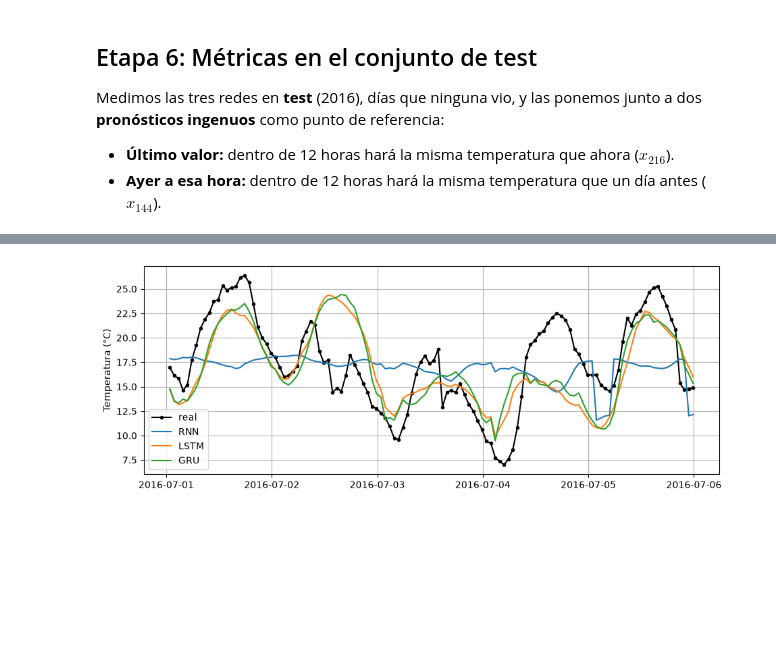
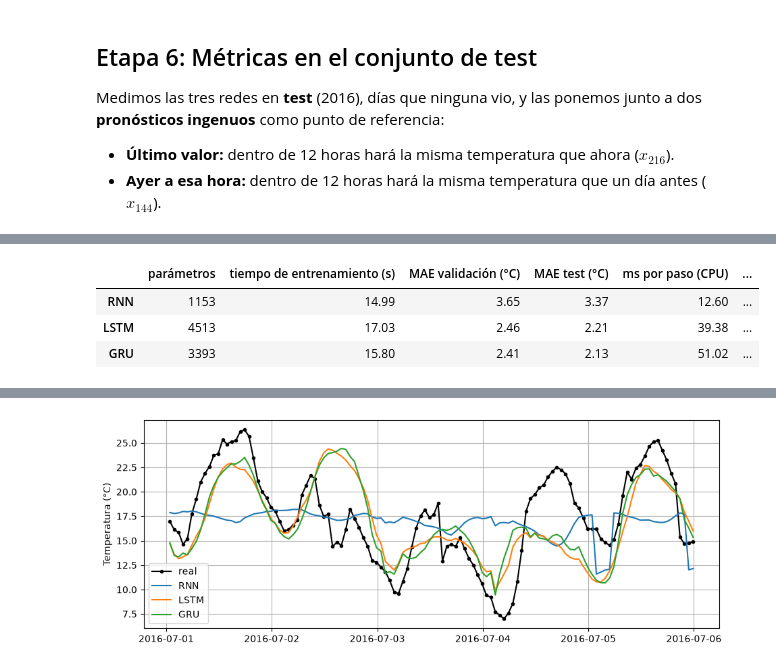
Before and after one commit to omarcastano/deeplearning-javeriana-site, a Jupyter notebook: modulo_2/unidad_2/3_experiencia/nueva/3_Script1b_M2_U2_lstm_gru_pytorch.ipynb, the cells around one changed output, grey strips where cells are left out. Cells and saved outputs as stored; diff of their text form; code cells hidden in the pictures; blank space fills up the shorter version.

```diff
--- a/modulo_2/unidad_2/3_experiencia/nueva/3_Script1b_M2_U2_lstm_gru_pytorch.ipynb
+++ b/modulo_2/unidad_2/3_experiencia/nueva/3_Script1b_M2_U2_lstm_gru_pytorch.ipynb
@@ -370,0 +379,35 @@ plt.show()
+# %%
+def time_per_step(cell, dev, n_steps=20):
+    # Milisegundos que tarda un paso de entrenamiento de la red con un minibatch
+    net = NETS[cell]().to(dev)
+    optimizer = torch.optim.Adam(net.parameters())
+    X, y = next(iter(train_loader))
+    X, y = X.to(dev), y.to(dev)
+
+    def step():
+        loss = nn.functional.huber_loss(net(X), y)
+        optimizer.zero_grad()
+        loss.backward()
+        optimizer.step()
+
+    for _ in range(3):  # calentamiento: los primeros pasos son más lentos
+        step()
+    if dev == "cuda":
+        torch.cuda.synchronize()  # la GPU trabaja en paralelo: esperamos a que termine
+    start = time.perf_counter()
+    for _ in range(n_steps):
+        step()
+    if dev == "cuda":
+        torch.cuda.synchronize()
+    return (time.perf_counter() - start) / n_steps * 1000
+
+
+devices = ["cpu"] + (["cuda"] if torch.cuda.is_available() else [])
+for dev in devices:
+    summary[f"ms por paso ({dev.upper()})"] = pd.Series({cell: time_per_step(cell, dev) for cell in NETS})
+display(summary.loc[list(NETS)].round(2))
+# %% [output]
+|  | parámetros | tiempo de entrenamiento (s) | MAE validación (°C) | MAE test (°C) | ms por paso (CPU) | ... |
+| RNN | 1153 | 14.99 | 3.65 | 3.37 | 12.60 | ... |
+| LSTM | 4513 | 17.03 | 2.46 | 2.21 | 39.38 | ... |
+| GRU | 3393 | 15.80 | 2.41 | 2.13 | 51.02 | ... |
```
Also changed, not shown: parts of 8 cells of this notebook, 2 other files.
